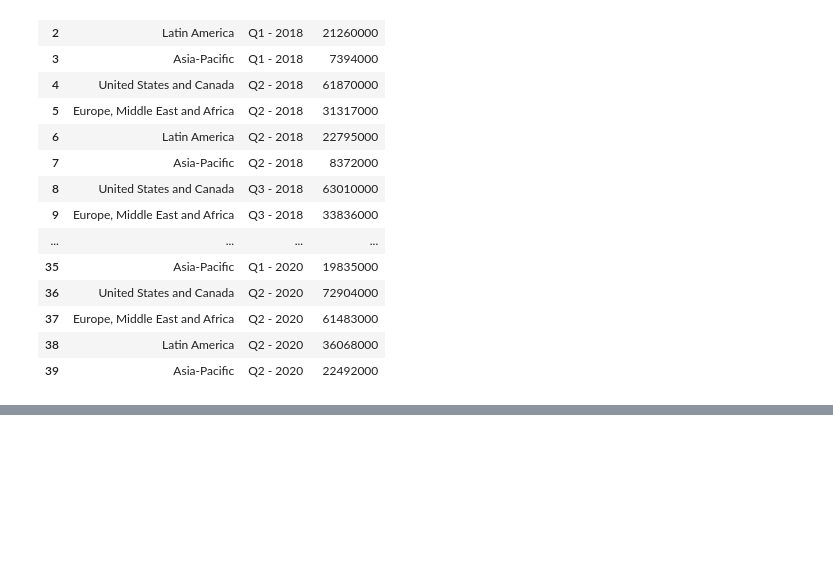
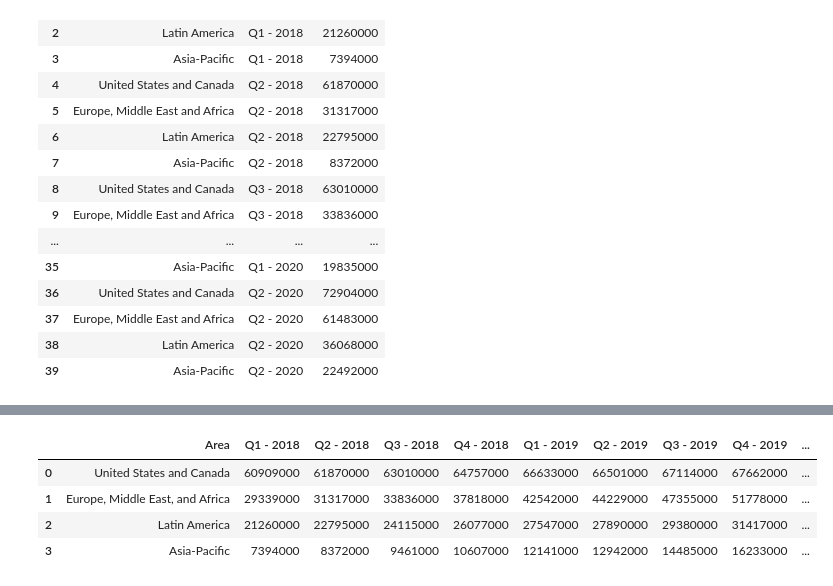
Before and after one commit to adamholcomb/Python-Media-Happiness-Analysis, a Jupyter notebook: HappinessIndex.ipynb, the cells around one changed output, grey strips where cells are left out. Cells and saved outputs as stored; diff of their text form; code cells hidden in the pictures; blank space fills up the shorter version.

Commit message:
netflix_subscribers_country_v

```diff
--- a/HappinessIndex.ipynb
+++ b/HappinessIndex.ipynb
@@ -76,3 +76,15 @@ Netflix_revenue_country
 | 1 | Europe, Middle East, and Africa | 886649000 | 975497000 | 1004749000 | 1096812000 | 1233379000 | 1319087000 | 1428040000 | 1562561000 | ... |
 | 2 | Latin America | 540182000 | 568071000 | 562307000 | 567137000 | 630472000 | 677136000 | 741434000 | 746392000 | ... |
 | 3 | Asia-Pacific | 199117000 | 221252000 | 248691000 | 276756000 | 319602000 | 349494000 | 382304000 | 418121000 | ... |
+# %%
+# File to Load
+file_to_load_five = '/Users/karlaflores/Desktop/Git/Media_HappinessIndex/Data Sets/Netflix Subscribers and Revenue by Country/NetflixSubscribersbyCountryfrom2018toQ2_2020.csv'
+netflix_subscribers_country_v = pd.read_csv(file_to_load_five)
+# %%
+netflix_subscribers_country_v
+# %% [output]
+|  | Area | Q1 - 2018 | Q2 - 2018 | Q3 - 2018 | Q4 - 2018 | Q1 - 2019 | Q2 - 2019 | Q3 - 2019 | Q4 - 2019 | ... |
+| 0 | United States and Canada | 60909000 | 61870000 | 63010000 | 64757000 | 66633000 | 66501000 | 67114000 | 67662000 | ... |
+| 1 | Europe, Middle East, and Africa | 29339000 | 31317000 | 33836000 | 37818000 | 42542000 | 44229000 | 47355000 | 51778000 | ... |
+| 2 | Latin America | 21260000 | 22795000 | 24115000 | 26077000 | 27547000 | 27890000 | 29380000 | 31417000 | ... |
+| 3 | Asia-Pacific | 7394000 | 8372000 | 9461000 | 10607000 | 12141000 | 12942000 | 14485000 | 16233000 | ... |
```
